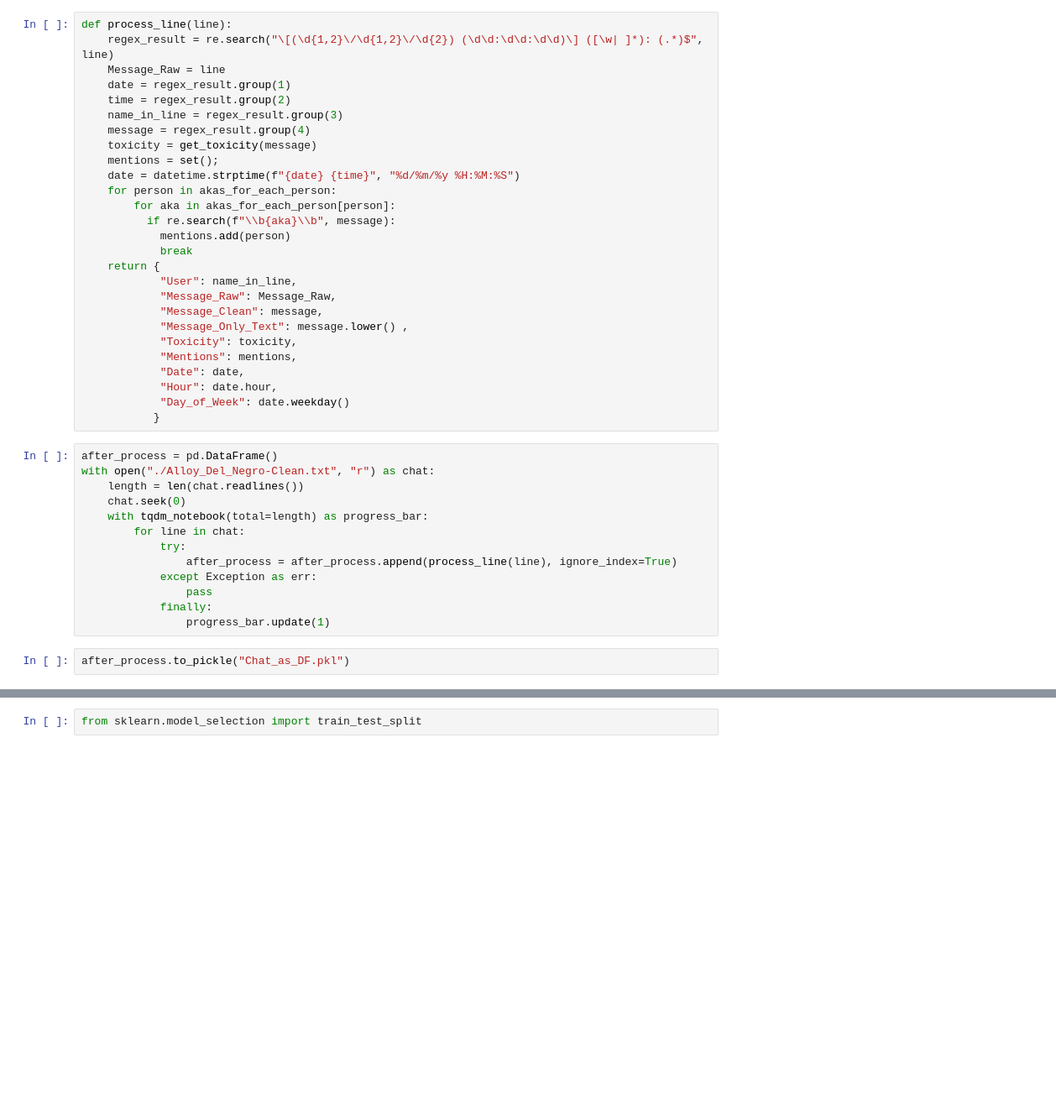
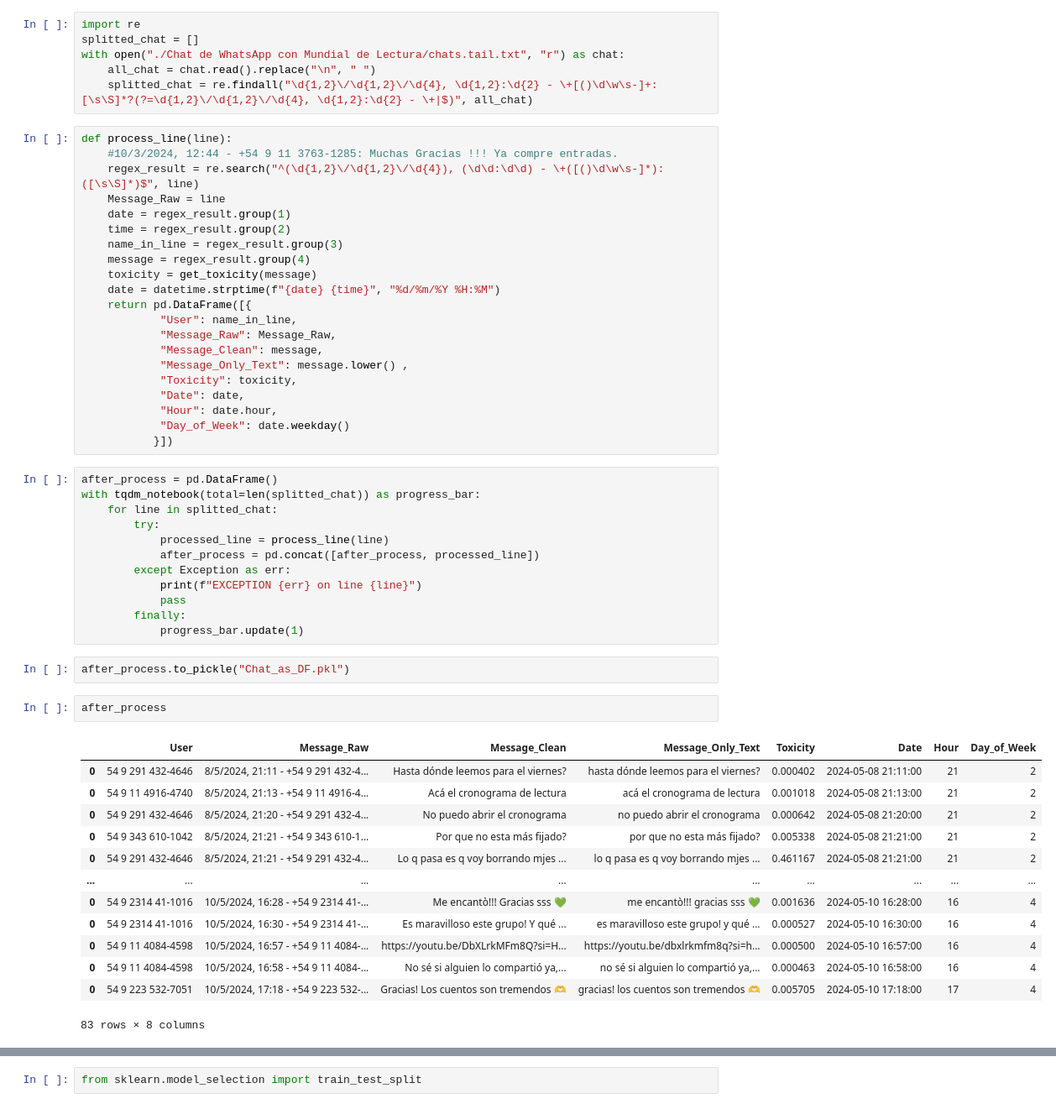
Before and after one commit to JuanJou/WhatsappAnalyzer, a Jupyter notebook: WhatsappAnalyzerPandas.ipynb, the cells around one changed output, grey strips where cells are left out. Shown at 84% size. Drawn from its saved outputs; the diff is of its cells as text; blank space fills up the shorter version.

Commit message:
new data parsing

```diff
--- a/WhatsappAnalyzerPandas.ipynb
+++ b/WhatsappAnalyzerPandas.ipynb
@@ -76,45 +72,60 @@ from tqdm.notebook import tqdm_notebook
+# %%
+import re
+splitted_chat = []
+with open("./Chat de WhatsApp con Mundial de Lectura/chats.tail.txt", "r") as chat:
+    all_chat = chat.read().replace("\n", " ")
+    splitted_chat = re.findall("\d{1,2}\/\d{1,2}\/\d{4}, \d{1,2}:\d{2} - \+[()\d\w\s-]+: [\s\S]*?(?=\d{1,2}\/\d{1,2}\/\d{4}, \d{1,2}:\d{2} - \+|$)", all_chat)
 # %%
 def process_line(line):
-    regex_result = re.search("\[(\d{1,2}\/\d{1,2}\/\d{2}) (\d\d:\d\d:\d\d)\] ([\w| ]*): (.*)$", line)
+    #10/3/2024, 12:44 - +54 9 11 3763-1285: Muchas Gracias !!! Ya compre entradas.
+    regex_result = re.search("^(\d{1,2}\/\d{1,2}\/\d{4}), (\d\d:\d\d) - \+([()\d\w\s-]*): ([\s\S]*)$", line)
     Message_Raw = line
     date = regex_result.group(1)
     time = regex_result.group(2)
     name_in_line = regex_result.group(3)
     message = regex_result.group(4)
     toxicity = get_toxicity(message)
-    mentions = set();
-    date = datetime.strptime(f"{date} {time}", "%d/%m/%y %H:%M:%S")
-    for person in akas_for_each_person:
-        for aka in akas_for_each_person[person]:
-          if re.search(f"\\b{aka}\\b", message):
-            mentions.add(person)
-            break
-    return {
+    date = datetime.strptime(f"{date} {time}", "%d/%m/%Y %H:%M")
+    return pd.DataFrame([{
             "User": name_in_line,
             "Message_Raw": Message_Raw,
             "Message_Clean": message,
             "Message_Only_Text": message.lower() ,
             "Toxicity": toxicity,
-            "Mentions": mentions,
             "Date": date,
             "Hour": date.hour,
             "Day_of_Week": date.weekday()
-           }
+           }])
 # %%
 after_process = pd.DataFrame()
-with open("./Alloy_Del_Negro-Clean.txt", "r") as chat:
-    length = len(chat.readlines())
-    chat.seek(0)
-    with tqdm_notebook(total=length) as progress_bar:
-        for line in chat:
-            try:
-                after_process = after_process.append(process_line(line), ignore_index=True)
-            except Exception as err:
-                pass
-            finally:
-                progress_bar.update(1)
+with tqdm_notebook(total=len(splitted_chat)) as progress_bar:
+    for line in splitted_chat:
+        try:
+            processed_line = process_line(line)
+            after_process = pd.concat([after_process, processed_line])
+        except Exception as err:
+            print(f"EXCEPTION {err} on line {line}")
+            pass
+        finally:
+            progress_bar.update(1)
 # %%
 after_process.to_pickle("Chat_as_DF.pkl")
+# %%
+after_process
+# %% [output]
+|  | User | Message_Raw | Message_Clean | Message_Only_Text | Toxicity | Date | Hour | Day_of_Week |
+| 0 | 54 9 291 432-4646 | 8/5/2024, 21:11 - +54 9 291 432-4... | Hasta dónde leemos para el viernes? | hasta dónde leemos para el viernes? | 0.000402 | 2024-05-08 21:11:00 | 21 | 2 |
+| 0 | 54 9 11 4916-4740 | 8/5/2024, 21:13 - +54 9 11 4916-4... | Acá el cronograma de lectura | acá el cronograma de lectura | 0.001018 | 2024-05-08 21:13:00 | 21 | 2 |
+| 0 | 54 9 291 432-4646 | 8/5/2024, 21:20 - +54 9 291 432-4... | No puedo abrir el cronograma | no puedo abrir el cronograma | 0.000642 | 2024-05-08 21:20:00 | 21 | 2 |
+| 0 | 54 9 343 610-1042 | 8/5/2024, 21:21 - +54 9 343 610-1... | Por que no esta más fijado? | por que no esta más fijado? | 0.005338 | 2024-05-08 21:21:00 | 21 | 2 |
+| 0 | 54 9 291 432-4646 | 8/5/2024, 21:21 - +54 9 291 432-4... | Lo q pasa es q voy borrando mjes ... | lo q pasa es q voy borrando mjes ... | 0.461167 | 2024-05-08 21:21:00 | 21 | 2 |
+| ... | ... | ... | ... | ... | ... | ... | ... | ... |
+| 0 | 54 9 2314 41-1016 | 10/5/2024, 16:28 - +54 9 2314 41-... | Me encantò!!! Gracias sss 💚 | me encantò!!! gracias sss 💚 | 0.001636 | 2024-05-10 16:28:00 | 16 | 4 |
+| 0 | 54 9 2314 41-1016 | 10/5/2024, 16:30 - +54 9 2314 41-... | Es maravilloso este grupo! Y qué ... | es maravilloso este grupo! y qué ... | 0.000527 | 2024-05-10 16:30:00 | 16 | 4 |
+| 0 | 54 9 11 4084-4598 | 10/5/2024, 16:57 - +54 9 11 4084-... | https://youtu.be/DbXLrkMFm8Q?si=H... | https://youtu.be/dbxlrkmfm8q?si=h... | 0.000500 | 2024-05-10 16:57:00 | 16 | 4 |
+| 0 | 54 9 11 4084-4598 | 10/5/2024, 16:58 - +54 9 11 4084-... | No sé si alguien lo compartió ya,... | no sé si alguien lo compartió ya,... | 0.000463 | 2024-05-10 16:58:00 | 16 | 4 |
+| 0 | 54 9 223 532-7051 | 10/5/2024, 17:18 - +54 9 223 532-... | Gracias! Los cuentos son tremendos 🫶 | gracias! los cuentos son tremendos 🫶 | 0.005705 | 2024-05-10 17:18:00 | 17 | 4 |
+83 rows × 8 columns
 # %%
 after_process = pd.DataFrame()
 with open("./Alloy_Del_Negro-Clean.txt", "r") as chat:
```
Also changed, not shown: parts of 33 cells of this notebook.
